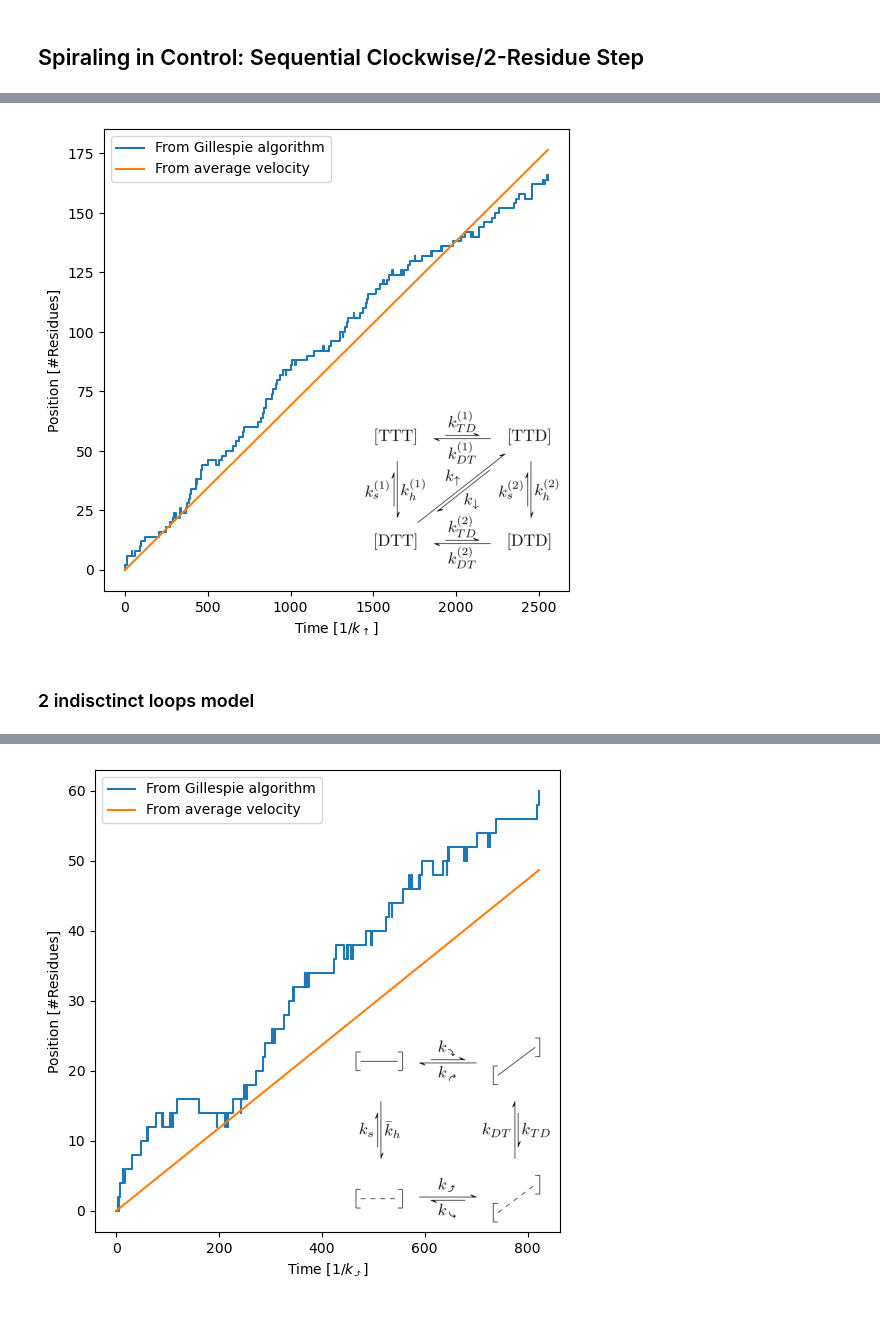
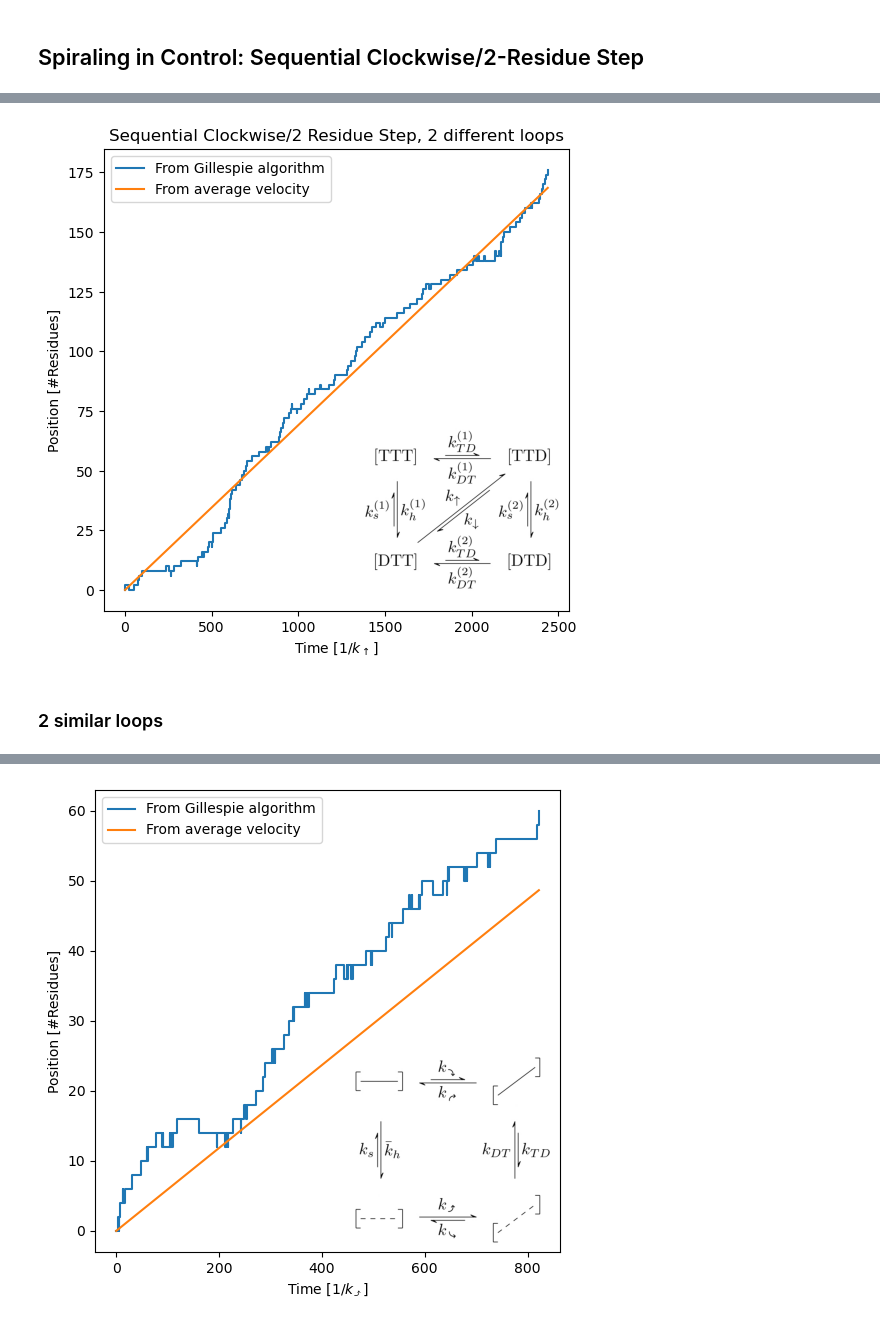
Before and after one commit to antmaier/Projet-de-Master, a Jupyter notebook: UnderstandingGillespieAlgorithm.ipynb, the cells around one changed output, grey strips where cells are left out. Cells and saved outputs as stored; diff of their text form; code cells hidden in the pictures.

```diff
--- a/UnderstandingGillespieAlgorithm.ipynb
+++ b/UnderstandingGillespieAlgorithm.ipynb
@@ -8,7 +8,7 @@ import matplotlib as mpl
 import matplotlib.pyplot as plt
 from PIL import Image
 # %%
-class DynamicalProcess():
+class DynamicalProcess(): # TODO rename to TranslocationModel
     """A dynamical process defined by a kinetic scheme.
 
     The kinetic scheme is a directed graph where the nodes are the states of
@@ -53,7 +53,7 @@ class DynamicalProcess():
         self.kinetic_scheme = kinetic_scheme
         self.transition_up = transition_up
         self.n_residues_per_step = n_residues_per_step
-        self.n_protomers = n_protomers
+        self.n_protomers = n_protomers # TODO verify that it is used somewhere
 
     def gillespie(self, maxiter: int = 1000, initial_state: None | str = None,
                   positions: bool = False) -> pd.DataFrame:
@@ -132,7 +132,8 @@ class DynamicalProcess():
                                 time_unit: str,
                                 position_unit: str = "#Residues",
                                 kinetic_scheme_image_path: str | None = None,
-                                ax: mpl.axes.Axes | None = None
+                                ax: mpl.axes.Axes | None = None,
+                                title: str | None = None,
                                 ) -> (mpl.axes.Axes
                                       | tuple[mpl.figure.Figure, mpl.axes.Axes]):
         """Plot the evolution of the position.
@@ -145,7 +146,9 @@ class DynamicalProcess():
             position_unit: Unit of the position (y-)axis
             kinetic_scheme_image_path: If given, will add the image of the
                 kinetic scheme on the plot.
-            ax: The axes where to plot. If None, a new figure and axes is created
+            ax: The axes where to plot. If None, a new figure and axes is
+                created and returned.
+            title: The title of the plot. If None, no title is added.
 
         Returns:
             The axes with the plot if axis is non None, or both the newly
@@ -170,6 +173,9 @@ class DynamicalProcess():
             sub_ax = ax.inset_axes([0.55, 0., 0.44, 0.44])
             sub_ax.imshow(img)
             sub_ax.axis('off')
+
+        if title:
+            ax.set_title(title)
 
         if ax_given:
             return ax
@@ -246,8 +252,12 @@ class DynamicalProcess():
         When the velocity is normalized, the units # TODO
         """
 
+        if self.average_velocity() == 0:
+            raise ValueError("The average velocity is null, cannot normalize.")
+
+        average_velocity = self.average_velocity() # Velocity before normalization
         kinetic_scheme = (self.kinetic_scheme if inplace
                           else self.kinetic_scheme.copy())
-        nx.set_edge_attributes(kinetic_scheme, 1/self.average_velocity(),
-                               name='rate')
+        for edge in kinetic_scheme.edges():
+            kinetic_scheme.edges[edge]['rate'] /= average_velocity
         return kinetic_scheme
@@ -456,17 +425,17 @@ kinetic_scheme.add_edges_from([
     ("DTD", "DTT", {'rate': k_DT_2}), ("DTT", "DTD", {'rate': k_TD_2})]
 )
 
-SC_2RS_2_distinct_loops = DynamicalProcess(kinetic_scheme, ("DTT", "TTD"), 2)
+SC_2R_2_different_loops = DynamicalProcess(kinetic_scheme, ("DTT", "TTD"), 2)
 # %%
-positions = SC_2RS_2_distinct_loops.gillespie(positions=True)
-fig, ax = SC_2RS_2_distinct_loops.plot_position_evolution(
+positions = SC_2R_2_different_loops.gillespie(positions=True)
+fig, ax = SC_2R_2_different_loops.plot_position_evolution(
     positions,
     r"$1/k_\uparrow$",
-    kinetic_scheme_image_path="SC_2RS_4_states_kinetic_scheme.jpg"
-    )
+    kinetic_scheme_image_path="SC_2R_2_different_loops_kinetic_scheme.jpg",
+    title="Sequential Clockwise/2 Residue Step, 2 different loops")
 plt.show()
 # %% [output]
-[figure, old version]
+[figure, new version]
 # %% [markdown]
-### 2 indisctinct loops model
+### 2 similar loops
 # %%
```
Also changed, not shown: parts of 10 cells of this notebook.
